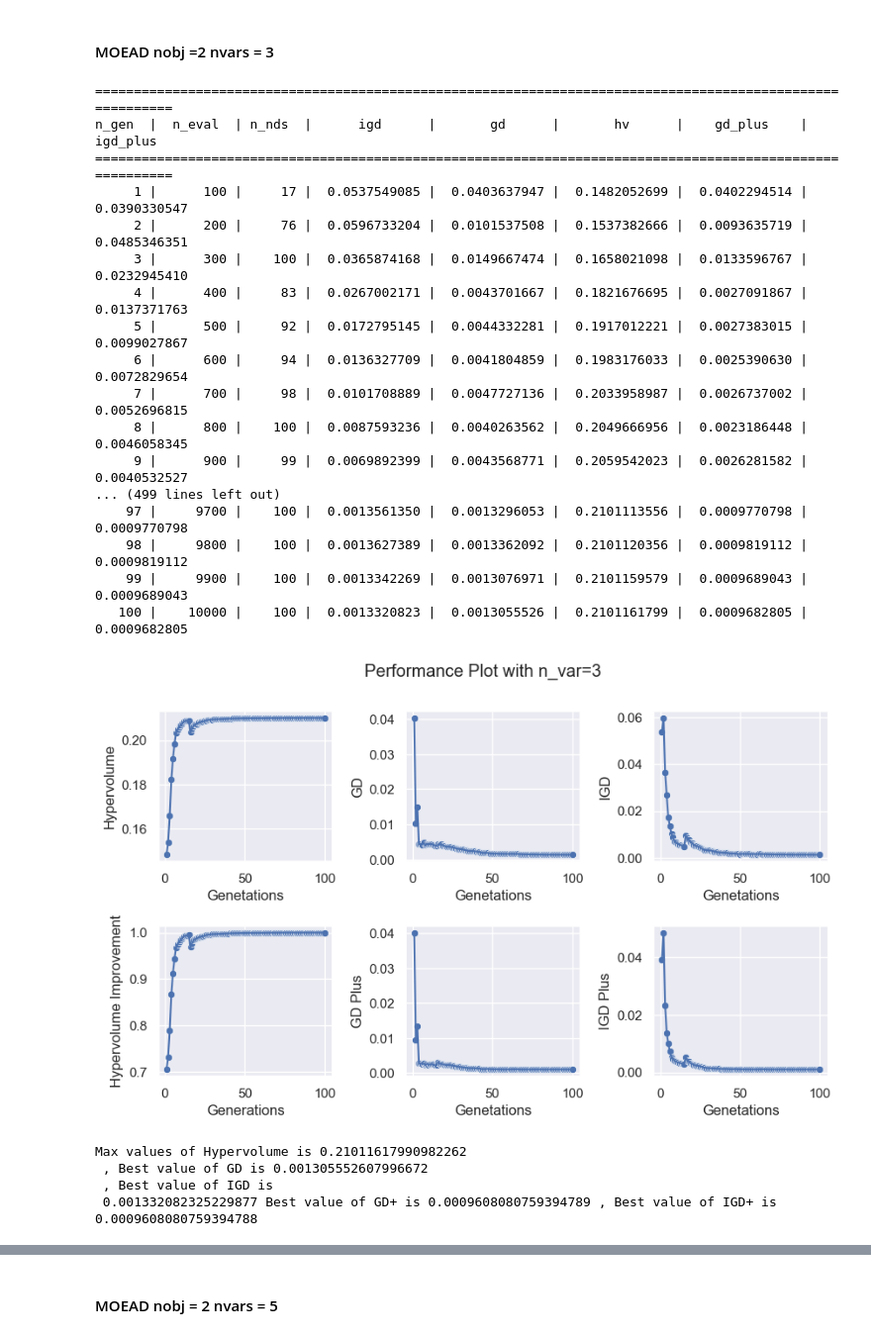
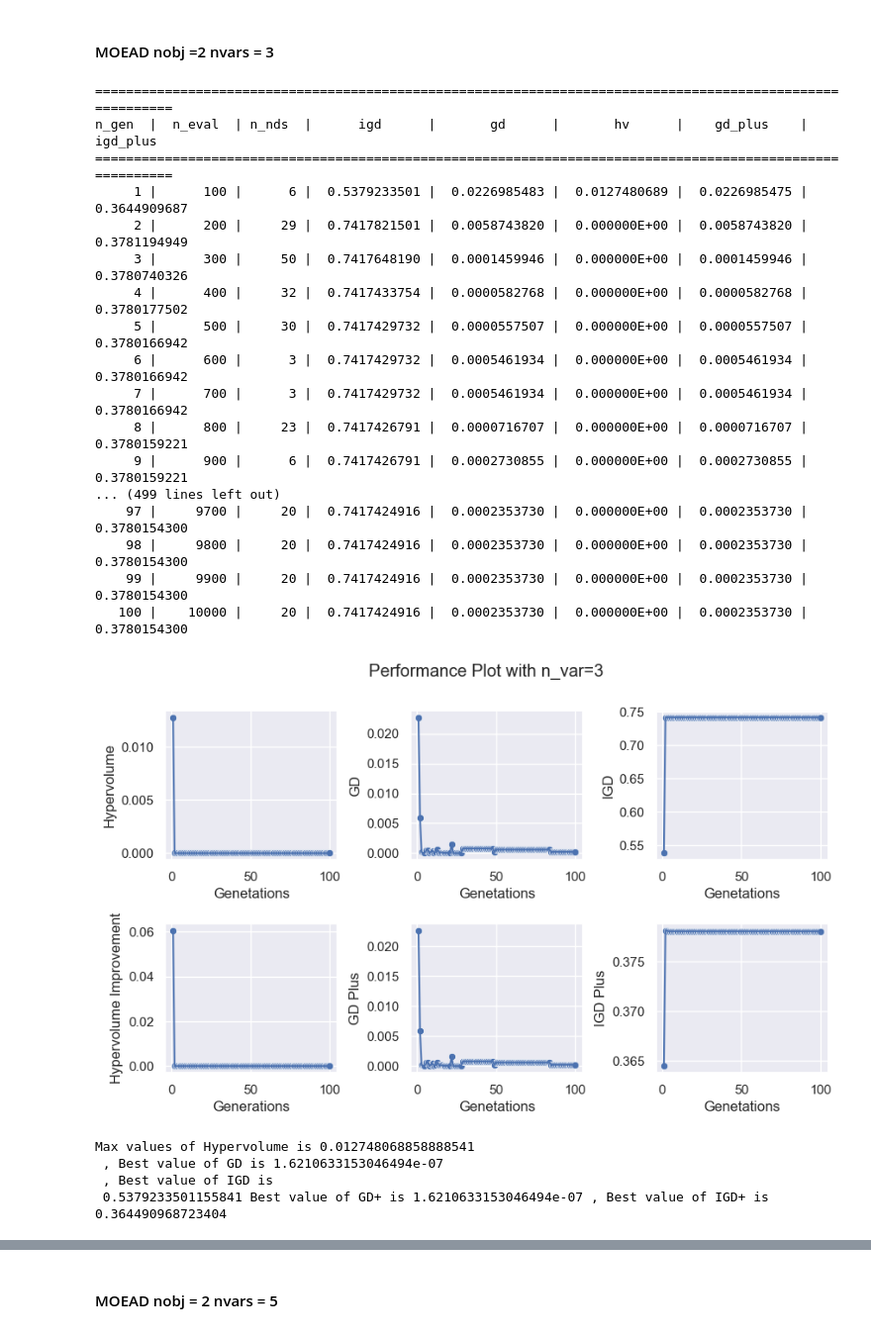
Before and after one commit to arjun8009/Python-Exeter, a Jupyter notebook: Multi Objective Optimization/COMM-510 CA-1 copy.ipynb, the cells around one changed output, grey strips where cells are left out. Shown at 99% size. Cells and saved outputs as stored; diff of their text form; code cells hidden in the pictures.

```diff
--- a/Multi Objective Optimization/COMM-510 CA-1 copy.ipynb
+++ b/Multi Objective Optimization/COMM-510 CA-1 copy.ipynb
@@ -705,10 +705,10 @@ Text(0, 0.5, 'Objective 2')
 #### NSGA2 nobj = 2 nvar = 3
 # %%
 from pymoo.algorithms.moo.nsga2 import NSGA2
-from pymoo.problems.many import DTLZ2
+from pymoo.problems.many import DTLZ4
 from pymoo.optimize import minimize
 model_list_nsga2 = []
-problem = DTLZ2(n_obj=2,n_var=3)
+problem = DTLZ4(n_obj=2,n_var=3)
 algorithm = NSGA2(pop_size=100)
 for i in range(5):
     model_list_nsga2.append(minimize(problem,
@@ -798,7 +798,7 @@ axes[1,2].set(xlabel='Genetations',ylabel='IGD Plus')
 plt.show()
 print('Max values of Hypervolume is {0} \n , Best value of GD is {1} \n , Best value of IGD is \n {2} Best value of GD+ is {3} , Best value of IGD+ is {4}'.format(max(data_avg_hyp_improvement),min(data_avg_gd_improvement),min(data_avg_igd_improvement),min(data_avg_gdplus_improvement),min(data_avg_igdplus_improvement)))
 
-problem = DTLZ2(n_obj=2)
+problem = DTLZ4(n_obj=2)
 original_pareto_front = problem.pareto_front()
 original_objective_1 = [i[0] for i in original_pareto_front]
 original_objective_2 = [i[1] for i in original_pareto_front]
@@ -839,10 +839,10 @@ Max values of Hypervolume is 0.20995946548301828
 #### NSGA2 nobj  =2 nvar = 5
 # %%
 from pymoo.algorithms.moo.nsga2 import NSGA2
-from pymoo.problems.many import DTLZ2
+from pymoo.problems.many import DTLZ4
 from pymoo.optimize import minimize
 model_list_nsga2 = []
-problem = DTLZ2(n_obj=2,n_var=5)
+problem = DTLZ4(n_obj=2,n_var=5)
 algorithm = NSGA2(pop_size=100)
 for i in range(5):
     model_list_nsga2.append(minimize(problem,
@@ -932,7 +932,7 @@ axes[1,2].set(xlabel='Genetations',ylabel='IGD Plus')
 plt.show()
 print('Max values of Hypervolume is {0} \n , Best value of GD is {1} \n , Best value of IGD is \n {2} Best value of GD+ is {3} , Best value of IGD+ is {4}'.format(max(data_avg_hyp_improvement),min(data_avg_gd_improvement),min(data_avg_igd_improvement),min(data_avg_gdplus_improvement),min(data_avg_igdplus_improvement)))
 
-problem = DTLZ2(n_obj=2)
+problem = DTLZ4(n_obj=2)
 original_pareto_front = problem.pareto_front()
 original_objective_1 = [i[0] for i in original_pareto_front]
 original_objective_2 = [i[1] for i in original_pareto_front]
@@ -973,10 +973,10 @@ Max values of Hypervolume is 0.20982019995428938
 #### NSGA2 nobj = 2 nvar = 10
 # %%
 from pymoo.algorithms.moo.nsga2 import NSGA2
-from pymoo.problems.many import DTLZ2
+from pymoo.problems.many import DTLZ4
 from pymoo.optimize import minimize
 model_list_nsga2 = []
-problem = DTLZ2(n_obj=2,n_var=10)
+problem = DTLZ4(n_obj=2,n_var=10)
 algorithm = NSGA2(pop_size=100)
 for i in range(5):
     model_list_nsga2.append(minimize(problem,
@@ -1064,7 +1064,7 @@ axes[1,2].set(xlabel='Genetations',ylabel='IGD Plus')
 
 plt.show()
 print('Max values of Hypervolume is {0} \n , Best value of GD is {1} \n , Best value of IGD is \n {2} Best value of GD+ is {3} , Best value of IGD+ is {4}'.format(max(data_avg_hyp_improvement),min(data_avg_gd_improvement),min(data_avg_igd_improvement),min(data_avg_gdplus_improvement),min(data_avg_igdplus_improvement)))
-problem = DTLZ2(n_obj=2)
+problem = DTLZ4(n_obj=2)
 original_pareto_front = problem.pareto_front()
 original_objective_1 = [i[0] for i in original_pareto_front]
 original_objective_2 = [i[1] for i in original_pareto_front]
@@ -1105,11 +1105,11 @@ Max values of Hypervolume is 0.20932958895740522
 #### MOEAD nobj = 2 , nvar = 2
 # %%
 from pymoo.algorithms.moo.moead import MOEAD
-from pymoo.problems.many import DTLZ2
+from pymoo.problems.many import DTLZ4
 from pymoo.util.ref_dirs import get_reference_directions
 from pymoo.optimize import minimize
 model_list_moead = []
-problem = DTLZ2(n_obj=2,n_var=2)
+problem = DTLZ4(n_obj=2,n_var=2)
 ref_dirs = get_reference_directions('energy',2,100,seed=1)
 algorithm = MOEAD(ref_dirs=ref_dirs , n_neighbours=15)
 for i in range(5):
@@ -1240,11 +1240,11 @@ Text(0, 0.5, 'Objective 2')
 #### MOEAD nobj =2 nvars  = 3
 # %%
 from pymoo.algorithms.moo.moead import MOEAD
-from pymoo.problems.many import DTLZ2
+from pymoo.problems.many import DTLZ4
 from pymoo.util.ref_dirs import get_reference_directions
 from pymoo.optimize import minimize
 model_list_moead = []
-problem = DTLZ2(n_obj=2,n_var=3)
+problem = DTLZ4(n_obj=2,n_var=3)
 ref_dirs = get_reference_directions('energy',2,100,seed=1)
 algorithm = MOEAD(ref_dirs=ref_dirs , n_neighbours=15)
 for i in range(5):
@@ -1321,49 +1321,49 @@ axes[1,0].set(xlabel='Generations',ylabel='Hypervolume Improvement')
 fig.subplots_adjust(hspace=0.425, wspace=0.425)
 sns.scatterplot(x=list(range(1,101)),y=data_avg_gdplus_improvement,ax=axes[1,1])
 sns.lineplot(x=list(range(1,101)),y=data_avg_gdplus_improvement,ax=axes[1,1])
 axes[1,1].set(xlabel='Genetations',ylabel='GD Plus')
 
 sns.scatterplot(x=list(range(1,101)),y=data_avg_igdplus_improvement,ax=axes[1,2])
 sns.lineplot(x=list(range(1,101)),y=data_avg_igdplus_improvement,ax=axes[1,2])
 axes[1,2].set(xlabel='Genetations',ylabel='IGD Plus')
 
 
 
 plt.show()
 print('Max values of Hypervolume is {0} \n , Best value of GD is {1} \n , Best value of IGD is \n {2} Best value of GD+ is {3} , Best value of IGD+ is {4}'.format(max(data_avg_hyp_improvement),min(data_avg_gd_improvement),min(data_avg_igd_improvement),min(data_avg_gdplus_improvement),min(data_avg_igdplus_improvement)))
-problem = DTLZ2(n_obj=2)
+problem = DTLZ4(n_obj=2)
 original_pareto_front = problem.pareto_front()
 original_objective_1 = [i[0] for i in original_pareto_front]
 original_objective_2 = [i[1] for i in original_pareto_front]
 optimized_result = model_list_moead[0]
 optimized_objectives  = optimized_result.F
 optimized_objective_1 = [i[0] for i in optimized_objectives]
 optimized_objective_2 = [i[1] for i in optimized_objectives]
 sns.lineplot(x=original_objective_1,y=original_objective_2)
 sns.lineplot(x=optimized_objective_1,y=optimized_objective_2)
 plt.xlabel("Objective 1")
 plt.ylabel("Objective 2")
 plt.show()
 # %% [output]
 ==========================================================================================================
 n_gen  |  n_eval  | n_nds  |      igd      |       gd      |       hv      |    gd_plus    |    igd_plus
 ==========================================================================================================
-     1 |      100 |     17 |  0.0537549085 |  0.0403637947 |  0.1482052699 |  0.0402294514 |  0.0390330547
-     2 |      200 |     76 |  0.0596733204 |  0.0101537508 |  0.1537382666 |  0.0093635719 |  0.0485346351
-     3 |      300 |    100 |  0.0365874168 |  0.0149667474 |  0.1658021098 |  0.0133596767 |  0.0232945410
-     4 |      400 |     83 |  0.0267002171 |  0.0043701667 |  0.1821676695 |  0.0027091867 |  0.0137371763
-     5 |      500 |     92 |  0.0172795145 |  0.0044332281 |  0.1917012221 |  0.0027383015 |  0.0099027867
-     6 |      600 |     94 |  0.0136327709 |  0.0041804859 |  0.1983176033 |  0.0025390630 |  0.0072829654
-     7 |      700 |     98 |  0.0101708889 |  0.0047727136 |  0.2033958987 |  0.0026737002 |  0.0052696815
-     8 |      800 |    100 |  0.0087593236 |  0.0040263562 |  0.2049666956 |  0.0023186448 |  0.0046058345
-     9 |      900 |     99 |  0.0069892399 |  0.0043568771 |  0.2059542023 |  0.0026281582 |  0.0040532527
+     1 |      100 |      6 |  0.5379233501 |  0.0226985483 |  0.0127480689 |  0.0226985475 |  0.3644909687
+     2 |      200 |     29 |  0.7417821501 |  0.0058743820 |  0.000000E+00 |  0.0058743820 |  0.3781194949
+     3 |      300 |     50 |  0.7417648190 |  0.0001459946 |  0.000000E+00 |  0.0001459946 |  0.3780740326
+     4 |      400 |     32 |  0.7417433754 |  0.0000582768 |  0.000000E+00 |  0.0000582768 |  0.3780177502
+     5 |      500 |     30 |  0.7417429732 |  0.0000557507 |  0.000000E+00 |  0.0000557507 |  0.3780166942
+     6 |      600 |      3 |  0.7417429732 |  0.0005461934 |  0.000000E+00 |  0.0005461934 |  0.3780166942
+     7 |      700 |      3 |  0.7417429732 |  0.0005461934 |  0.000000E+00 |  0.0005461934 |  0.3780166942
+     8 |      800 |     23 |  0.7417426791 |  0.0000716707 |  0.000000E+00 |  0.0000716707 |  0.3780159221
+     9 |      900 |      6 |  0.7417426791 |  0.0002730855 |  0.000000E+00 |  0.0002730855 |  0.3780159221
 ... (499 lines left out)
-    97 |     9700 |    100 |  0.0013561350 |  0.0013296053 |  0.2101113556 |  0.0009770798 |  0.0009770798
-    98 |     9800 |    100 |  0.0013627389 |  0.0013362092 |  0.2101120356 |  0.0009819112 |  0.0009819112
-    99 |     9900 |    100 |  0.0013342269 |  0.0013076971 |  0.2101159579 |  0.0009689043 |  0.0009689043
-   100 |    10000 |    100 |  0.0013320823 |  0.0013055526 |  0.2101161799 |  0.0009682805 |  0.0009682805
+    97 |     9700 |     20 |  0.7417424916 |  0.0002353730 |  0.000000E+00 |  0.0002353730 |  0.3780154300
+    98 |     9800 |     20 |  0.7417424916 |  0.0002353730 |  0.000000E+00 |  0.0002353730 |  0.3780154300
+    99 |     9900 |     20 |  0.7417424916 |  0.0002353730 |  0.000000E+00 |  0.0002353730 |  0.3780154300
+   100 |    10000 |     20 |  0.7417424916 |  0.0002353730 |  0.000000E+00 |  0.0002353730 |  0.3780154300
-[figure, old version]
+[figure, new version]
-Max values of Hypervolume is 0.21011617990982262
- , Best value of GD is 0.001305552607996672
+Max values of Hypervolume is 0.012748068858888541
+ , Best value of GD is 1.6210633153046494e-07
  , Best value of IGD is
- 0.001332082325229877 Best value of GD+ is 0.0009608080759394789 , Best value of IGD+ is 0.0009608080759394788
+ 0.5379233501155841 Best value of GD+ is 1.6210633153046494e-07 , Best value of IGD+ is 0.364490968723404
```
Also changed, not shown: parts of 28 cells of this notebook.
